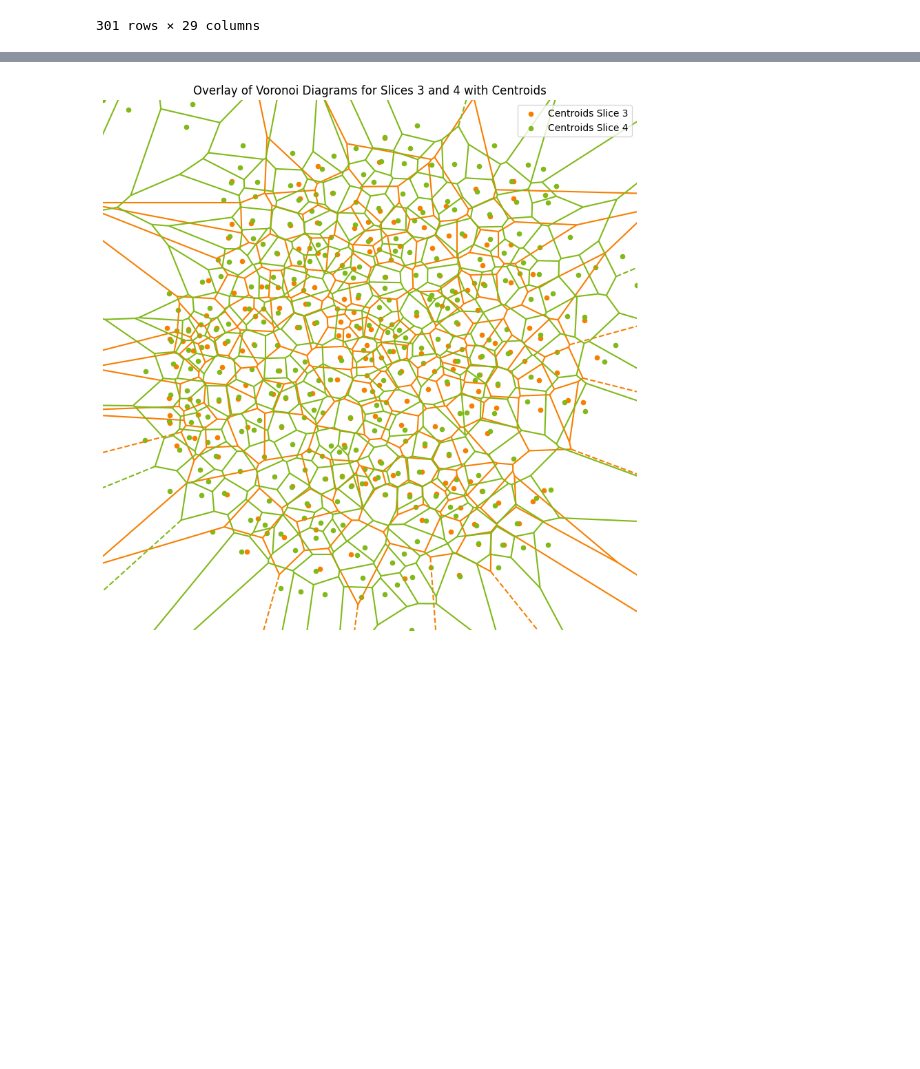
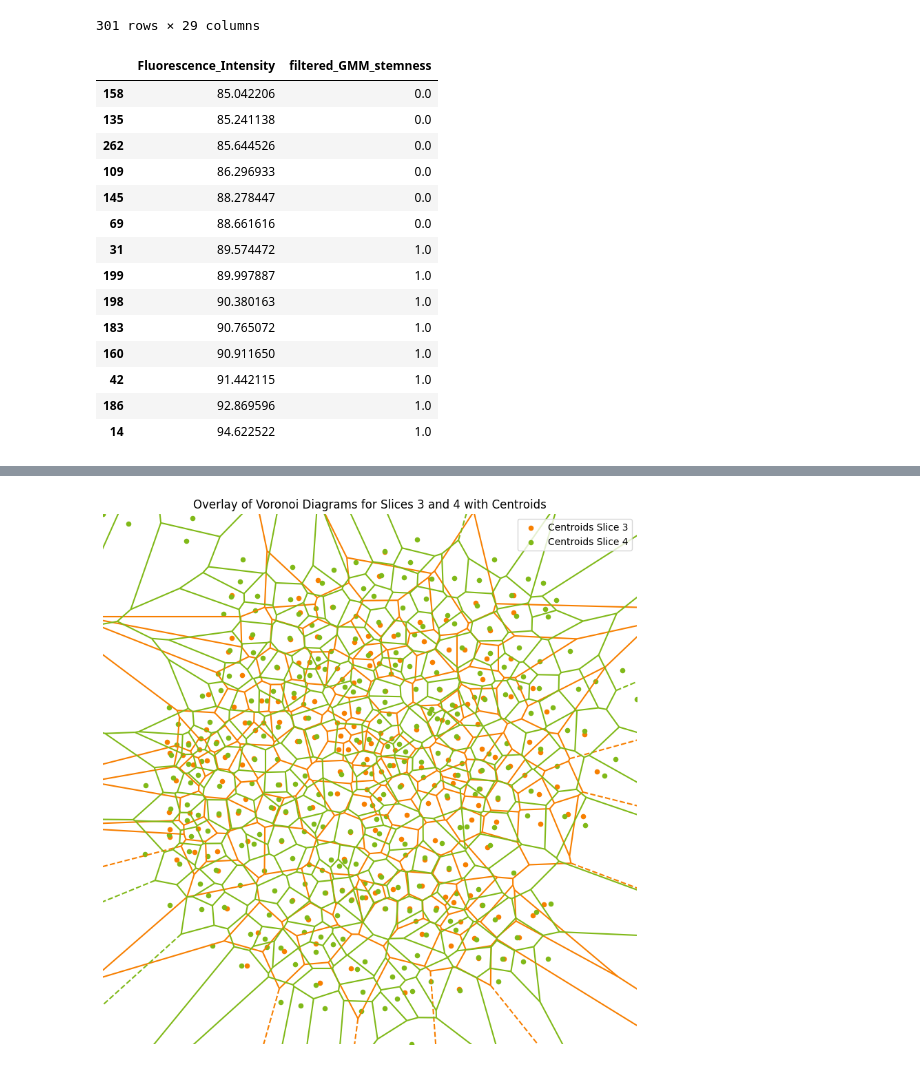
Before and after one commit to JeroFotinos/experimental_image_analysis, a Jupyter notebook: slice_3_vs_4.ipynb, the cells around one changed output, grey strips where cells are left out. Drawn from its saved outputs; the diff is of its cells as text; code cells hidden in the pictures; blank space fills up the shorter version.

```diff
--- a/slice_3_vs_4.ipynb
+++ b/slice_3_vs_4.ipynb
@@ -103,3 +103,22 @@ df_slice_4
 | 299 | 300 | 1010.0 | 1099.429703 | 1021.994059 | 35.860451 | 1496.0 | 1070.0 | 1010.0 | ... |
 | 300 | 301 | 2761.0 | 1444.785223 | 507.802246 | 59.290930 | 4015.0 | 2935.0 | 2761.0 | ... |
 301 rows × 29 columns
+# %%
+# I want the fluorescence intensities between 85 and 95
+df_slice_4.loc[(df_slice_4['Fluorescence_Intensity'] > 85) & (df_slice_4['Fluorescence_Intensity'] < 95)].sort_values(by='Fluorescence_Intensity')[['Fluorescence_Intensity', 'filtered_GMM_stemness']]
+# %% [output]
+|  | Fluorescence_Intensity | filtered_GMM_stemness |
+| 158 | 85.042206 | 0.0 |
+| 135 | 85.241138 | 0.0 |
+| 262 | 85.644526 | 0.0 |
+| 109 | 86.296933 | 0.0 |
+| 145 | 88.278447 | 0.0 |
+| 69 | 88.661616 | 0.0 |
+| 31 | 89.574472 | 1.0 |
+| 199 | 89.997887 | 1.0 |
+| 198 | 90.380163 | 1.0 |
+| 183 | 90.765072 | 1.0 |
+| 160 | 90.911650 | 1.0 |
+| 42 | 91.442115 | 1.0 |
+| 186 | 92.869596 | 1.0 |
+| 14 | 94.622522 | 1.0 |
```
Also changed, not shown: parts of 4 cells of this notebook, 6 other files.
